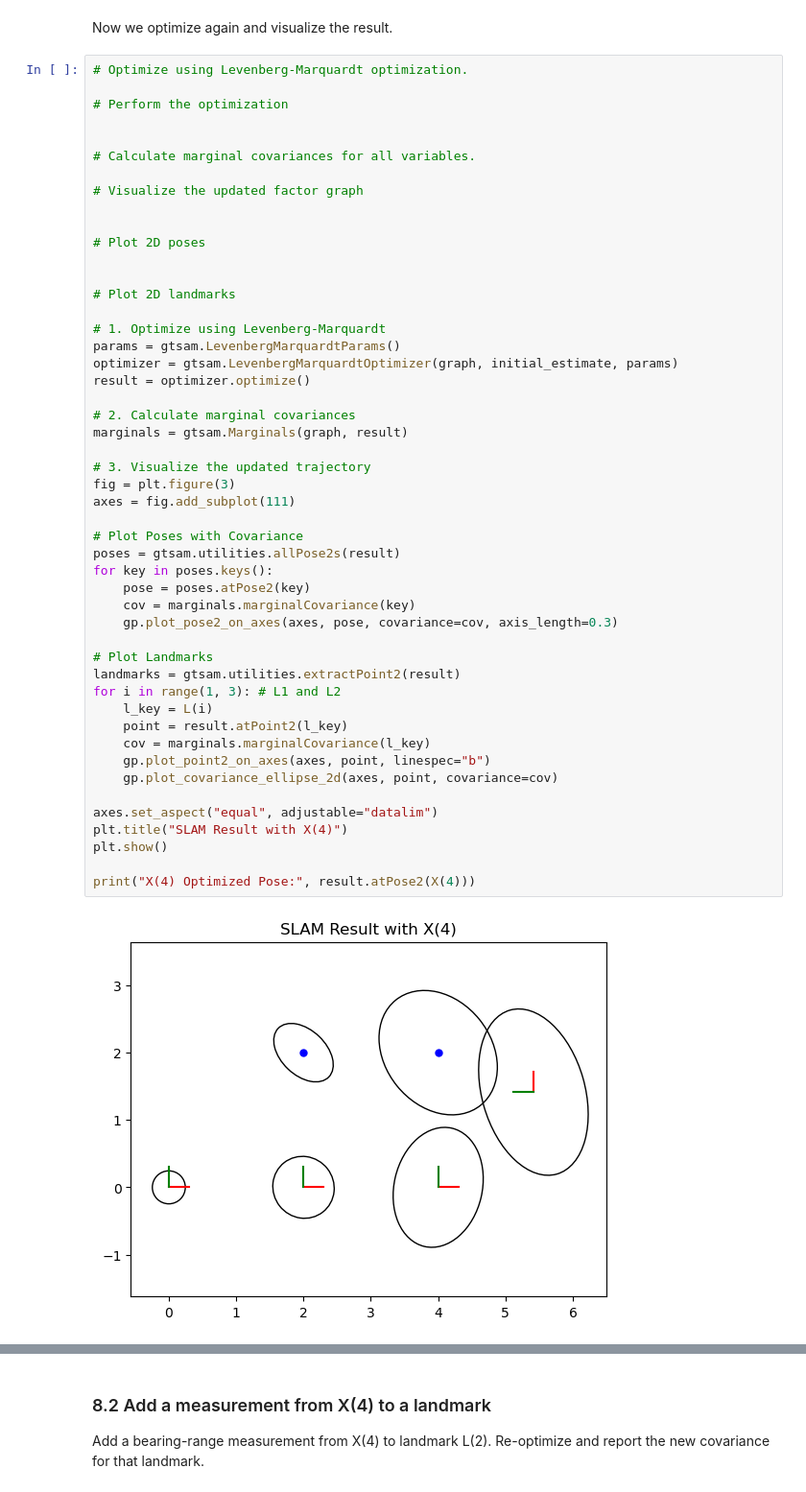
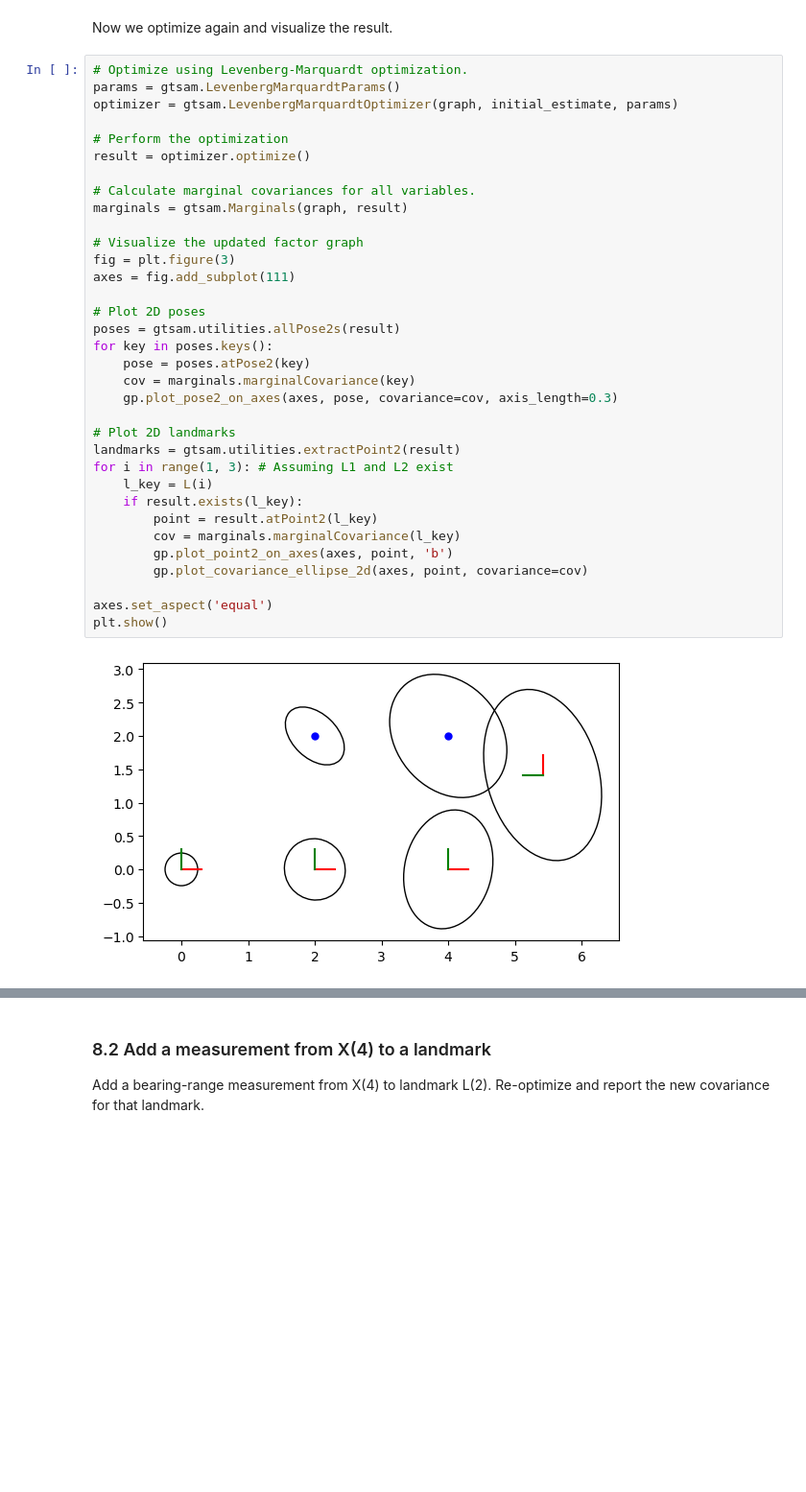
Before and after one commit to TUe-4TB00/graph-slam-graded-ElineVoorbraak, a Jupyter notebook: assignment.ipynb, the cells around one changed output, grey strips where cells are left out. Shown at 96% size. Cells and saved outputs as stored; diff of their text form; blank space fills up the shorter version.

```diff
--- a/assignment.ipynb
+++ b/assignment.ipynb
@@ -317,52 +309,37 @@ FAILED tests/test_1b_add_pose.py::test_add_pose - AssertionError: Pose X(4) shou
 Now we optimize again and visualize the result.
 # %%
 # Optimize using Levenberg-Marquardt optimization.
+params = gtsam.LevenbergMarquardtParams()
+optimizer = gtsam.LevenbergMarquardtOptimizer(graph, initial_estimate, params)
 
 # Perform the optimization
-
+result = optimizer.optimize()
 
 # Calculate marginal covariances for all variables.
+marginals = gtsam.Marginals(graph, result)
 
 # Visualize the updated factor graph
-
-
-# Plot 2D poses
-
-
-# Plot 2D landmarks
-
-# 1. Optimize using Levenberg-Marquardt
-params = gtsam.LevenbergMarquardtParams()
-optimizer = gtsam.LevenbergMarquardtOptimizer(graph, initial_estimate, params)
-result = optimizer.optimize()
-
-# 2. Calculate marginal covariances
-marginals = gtsam.Marginals(graph, result)
-
-# 3. Visualize the updated trajectory
 fig = plt.figure(3)
 axes = fig.add_subplot(111)
 
-# Plot Poses with Covariance
+# Plot 2D poses
 poses = gtsam.utilities.allPose2s(result)
 for key in poses.keys():
     pose = poses.atPose2(key)
     cov = marginals.marginalCovariance(key)
     gp.plot_pose2_on_axes(axes, pose, covariance=cov, axis_length=0.3)
 
-# Plot Landmarks
+# Plot 2D landmarks
 landmarks = gtsam.utilities.extractPoint2(result)
-for i in range(1, 3): # L1 and L2
+for i in range(1, 3): # Assuming L1 and L2 exist
     l_key = L(i)
-    point = result.atPoint2(l_key)
-    cov = marginals.marginalCovariance(l_key)
-    gp.plot_point2_on_axes(axes, point, linespec="b")
-    gp.plot_covariance_ellipse_2d(axes, point, covariance=cov)
+    if result.exists(l_key):
+        point = result.atPoint2(l_key)
+        cov = marginals.marginalCovariance(l_key)
+        gp.plot_point2_on_axes(axes, point, 'b')
+        gp.plot_covariance_ellipse_2d(axes, point, covariance=cov)
 
-axes.set_aspect("equal", adjustable="datalim")
-plt.title("SLAM Result with X(4)")
+axes.set_aspect('equal')
 plt.show()
-
-print("X(4) Optimized Pose:", result.atPose2(X(4)))
 # %% [output]
-[figure, old version]
+[figure, new version]
```
Also changed, not shown: parts of 6 cells of this notebook, 1 other file.
